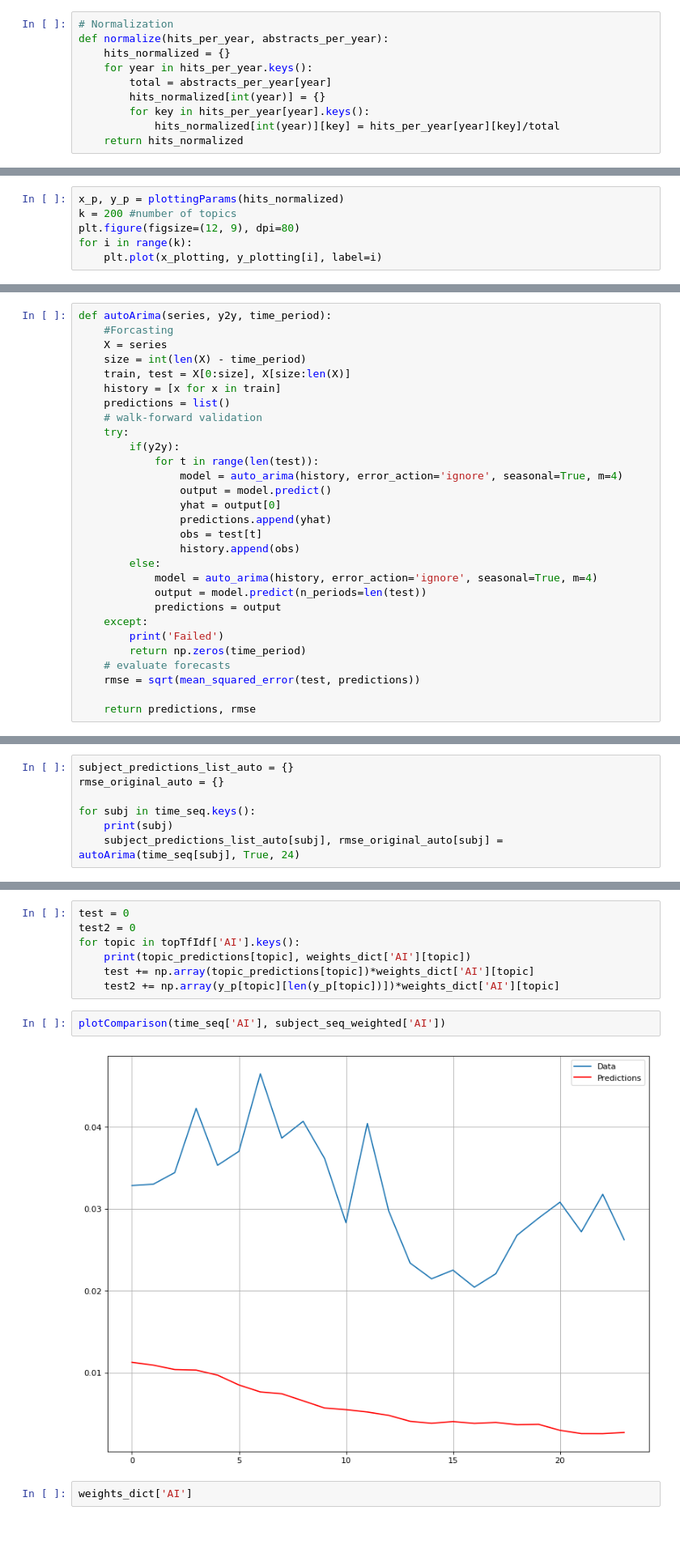
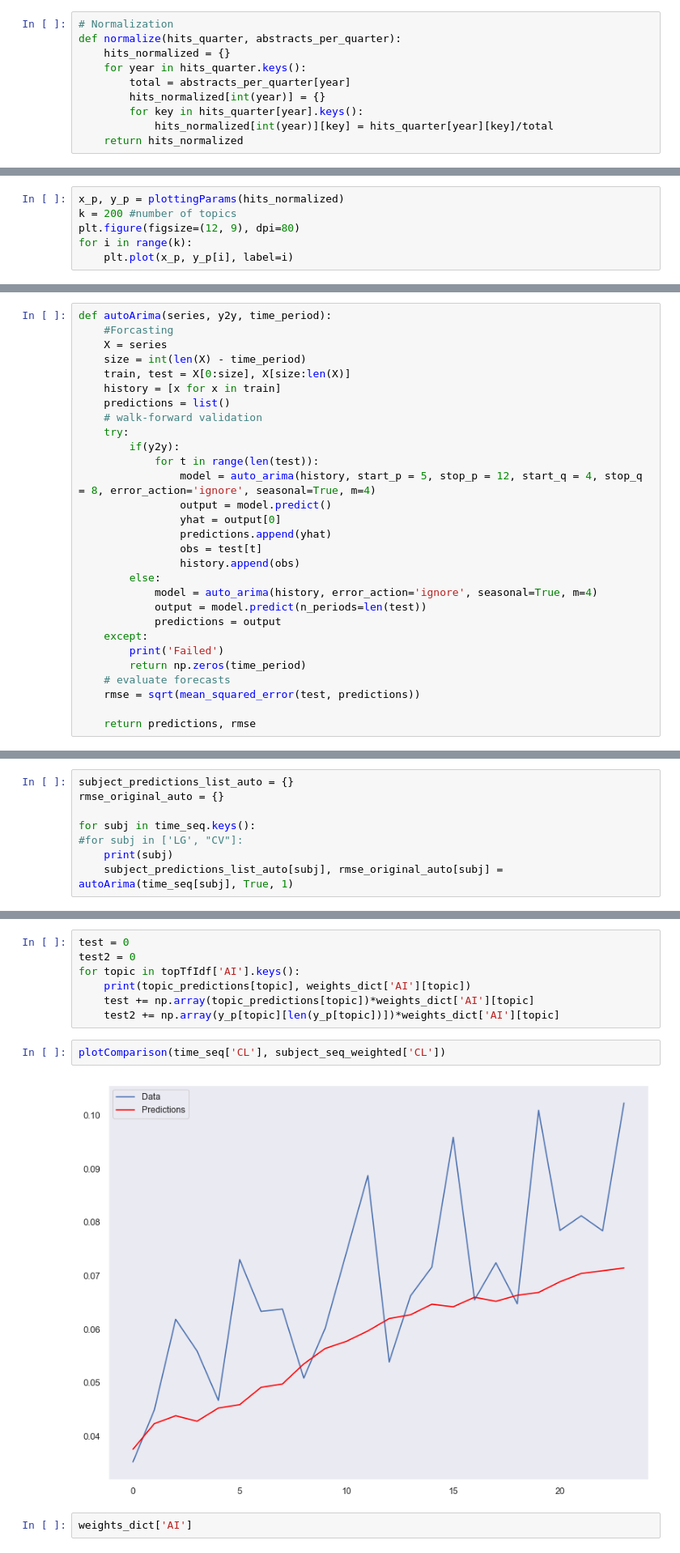
Before and after one commit to mijovicmia/4YP, a Jupyter notebook: ht_shorter.ipynb, the cells around one changed output, grey strips where cells are left out. Shown at 81% size. Saved outputs shown, nothing was run; the diff lists cells and outputs as text; blank space fills up the shorter version.

```diff
--- a/ht_shorter.ipynb
+++ b/ht_shorter.ipynb
@@ -174,13 +174,13 @@ plt.scatter(list(abstracts_per_quarter.keys()), list(abstracts_per_quarter.value
 [figure]
 # %%
 # Normalization
-def normalize(hits_per_year, abstracts_per_year):
+def normalize(hits_quarter, abstracts_per_quarter):
     hits_normalized = {}
-    for year in hits_per_year.keys():
-        total = abstracts_per_year[year]
+    for year in hits_quarter.keys():
+        total = abstracts_per_quarter[year]
         hits_normalized[int(year)] = {}
-        for key in hits_per_year[year].keys():
-            hits_normalized[int(year)][key] = hits_per_year[year][key]/total
+        for key in hits_quarter[year].keys():
+            hits_normalized[int(year)][key] = hits_quarter[year][key]/total
     return hits_normalized
 # %%
 hits_normalized = normalize(hits_quarter, abstracts_per_quarter)
@@ -214,5 +214,5 @@ x_p, y_p = plottingParams(hits_normalized)
 k = 200 #number of topics
 plt.figure(figsize=(12, 9), dpi=80)
 for i in range(k):
-    plt.plot(x_plotting, y_plotting[i], label=i)
+    plt.plot(x_p, y_p[i], label=i)
 # %% [output]
@@ -466,7 +466,7 @@ def autoArima(series, y2y, time_period):
     try:
         if(y2y):
             for t in range(len(test)):
-                model = auto_arima(history, error_action='ignore', seasonal=True, m=4)
+                model = auto_arima(history, start_p = 5, stop_p = 12, start_q = 4, stop_q = 8, error_action='ignore', seasonal=True, m=4)
                 output = model.predict()
                 yhat = output[0]
                 predictions.append(yhat)
@@ -490,6 +490,7 @@ subject_predictions_list_auto = {}
 rmse_original_auto = {}
 
 for subj in time_seq.keys():
+#for subj in ['LG', "CV"]:
     print(subj)
-    subject_predictions_list_auto[subj], rmse_original_auto[subj] = autoArima(time_seq[subj], True, 24)
+    subject_predictions_list_auto[subj], rmse_original_auto[subj] = autoArima(time_seq[subj], True, 1)
 # %% [output]
@@ -663,9 +664,9 @@ for topic in topTfIdf['AI'].keys():
     test += np.array(topic_predictions[topic])*weights_dict['AI'][topic]
     test2 += np.array(y_p[topic][len(y_p[topic])])*weights_dict['AI'][topic]
 # %%
-plotComparison(time_seq['AI'], subject_seq_weighted['AI'])
+plotComparison(time_seq['CL'], subject_seq_weighted['CL'])
 # %% [output]
-[figure, old version]
+[figure, new version]
 # %%
 weights_dict['AI']
 # %% [output]
```
Also changed, not shown: parts of 13 cells of this notebook.
